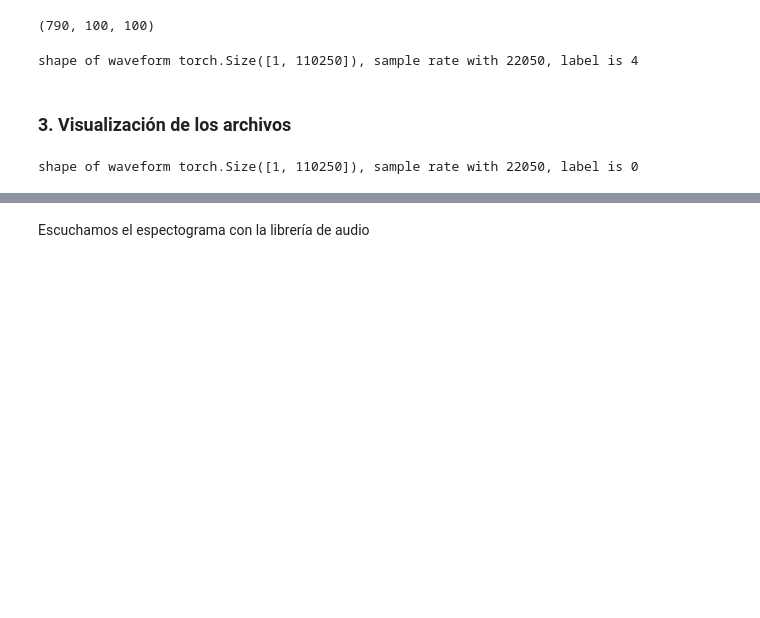
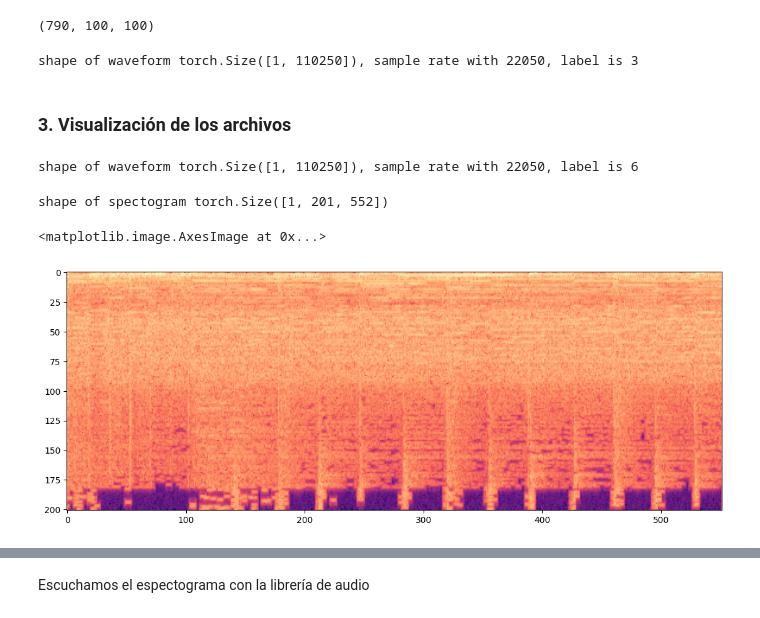
Before and after one commit to osaintnom/Auido-encoding, a Jupyter notebook: Copy_of_TP4.ipynb, the cells around one changed output, grey strips where cells are left out. Drawn from its saved outputs; the diff is of its cells as text; code cells hidden in the pictures; blank space fills up the shorter version.

```diff
--- a/Copy_of_TP4.ipynb
+++ b/Copy_of_TP4.ipynb
@@ -239,19 +231,28 @@ train_dl = DataLoader(train_ds, batch_size, shuffle=True, num_workers=4, pin_mem
 valid_dl = DataLoader(val_ds, batch_size*2, num_workers=4, pin_memory=True)
 test_dl = DataLoader(test_ds,1, num_workers=4, pin_memory=True)
 # %%
-audio, spectogram, mel_spectogram, class_idx = train_dl.dataset[12]
+audio, spectogram, class_idx = train_dl.dataset[12]
 print("shape of waveform {}, sample rate with {}, label is {} ".format(audio.size(),samplerate,class_idx))
 # %% [output]
-shape of waveform torch.Size([1, 110250]), sample rate with 22050, label is 4
+shape of waveform torch.Size([1, 110250]), sample rate with 22050, label is 3
 # %% [markdown]
 ### 3. Visualización de los archivos
 # %%
 
-waveform,spectogram, mel_spectogram,label= dataset[0]
+waveform,spectogram,label= dataset[0]
 print("shape of waveform {}, sample rate with {}, label is {} ".format(waveform.size(),samplerate,label))
 # label = 9 es rock
 # %% [output]
-shape of waveform torch.Size([1, 110250]), sample rate with 22050, label is 0
+shape of waveform torch.Size([1, 110250]), sample rate with 22050, label is 6
+# %%
+print("shape of spectogram {}".format(spectogram.size()))
+
+plt.figure(figsize=(20, 5))
+plt.imshow(spectogram.log2()[0,:,:].numpy(),cmap='magma')
+# %% [output]
+shape of spectogram torch.Size([1, 201, 552])
+<matplotlib.image.AxesImage at 0x...>
+[figure, added]
 # %%
 
 specgram=tt.Spectrogram()(waveform)
```
Also changed, not shown: parts of 17 cells of this notebook.
